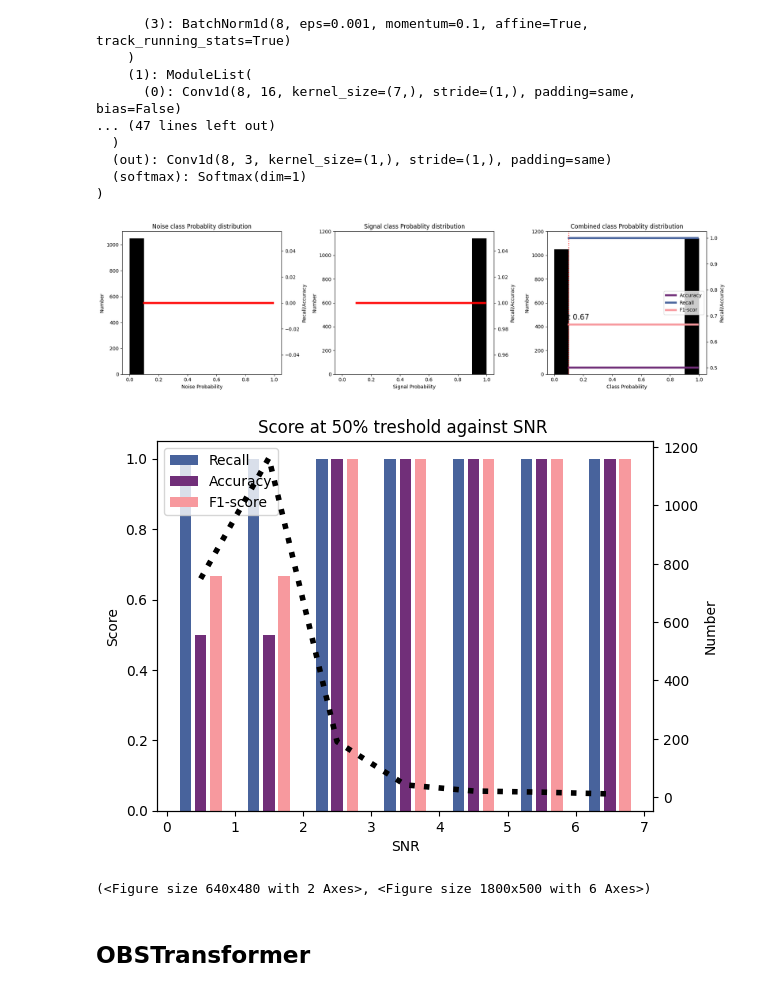
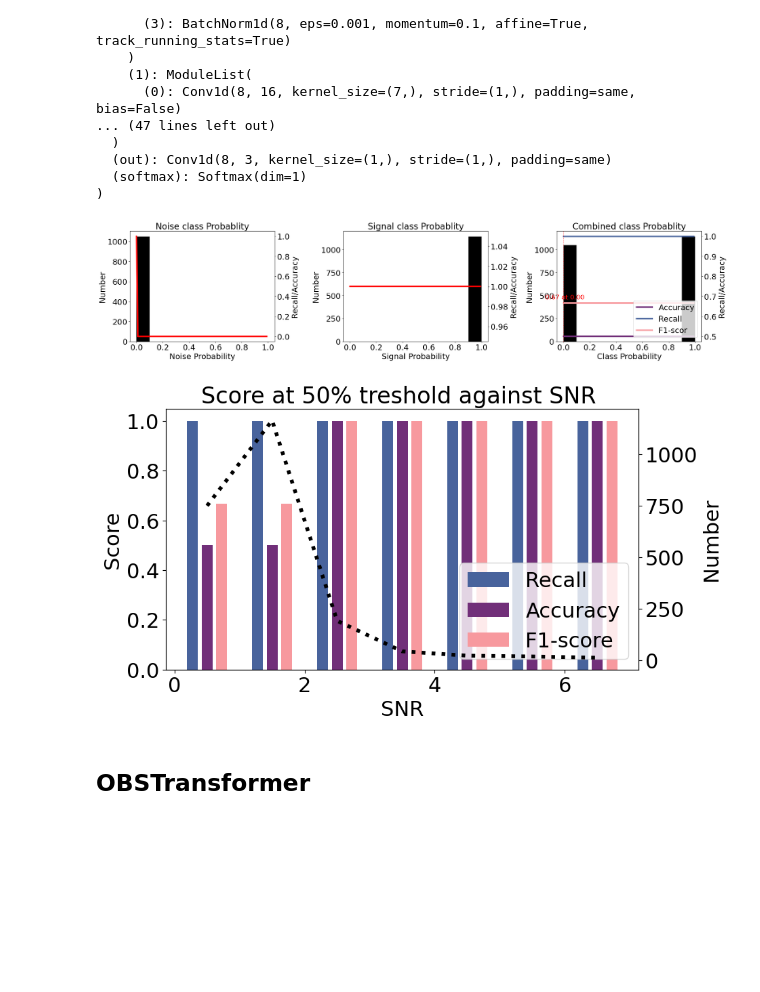
Before and after one commit to AntoinePhD/BenchMark_IsAE, a Jupyter notebook: AllTest.ipynb, the cells around one changed output. Saved outputs shown, nothing was run; the diff lists cells and outputs as text; code cells hidden in the pictures; blank space fills up the shorter version.

```diff
--- a/AllTest.ipynb
+++ b/AllTest.ipynb
@@ -298,3 +347,7 @@ pred_list = np.array(pred_list)
 # %%
-plotprobs(pred_list,labels)
+f1,f2, L = plotprobs(pred_list_EQT1,labels)
+BestP1['EQT'] = L[0]
+BestT1['EQT'] = L[1]
+f1.savefig("Figure/EQT_Prob_OD.png", dpi=100, bbox_inches='tight')
+f2.savefig("Figure/EQT_Snr_OD.png", dpi=100, bbox_inches='tight')
 # %% [output]
@@ -334,7 +386,11 @@ for i in tqdm(range(len(dataset))):
     preds = model.annotate(dataset[i][0])
     pred_list.append(max(preds[0].data) )
 
-pred_list = np.array(pred_list)
+pred_list_GPD1 = np.array(pred_list)
 # %%
-plotprobs(pred_list,labels)
+f1,f2, L = plotprobs(pred_list_GPD1,labels)
+BestP1['GPD'] = L[0]
+BestT1['GPD'] = L[1]
+f1.savefig("Figure/GPD_Prob_OD.png", dpi=100, bbox_inches='tight')
+f2.savefig("Figure/GPD_Snr_OD.png", dpi=100, bbox_inches='tight')
 # %% [output]
@@ -374,13 +429,16 @@ for i in tqdm(range(len(dataset))):
     preds = model.annotate(dataset[i][0])
     pred_list.append(max(preds[0].data) )
 
-pred_list = np.array(pred_list)
+pred_listPhase1 = np.array(pred_list)
 # %%
-plotprobs(pred_list,labels)
+f1,f2, L = plotprobs(pred_listPhase1,labels)
+BestP1['PhaseNet'] = L[0]
+BestT1['PhaseNet'] = L[1]
+f1.savefig("Figure/PhaseNet_Prob_OD.png", dpi=100, bbox_inches='tight')
+f2.savefig("Figure/PhaseNet_Snr_OD.png", dpi=100, bbox_inches='tight')
 # %% [output]
-[figure, old version]
+[figure, new version]
-[figure, old version]
+[figure, new version]
-(<Figure size 640x480 with 2 Axes>, <Figure size 1800x500 with 6 Axes>)
 # %% [markdown]
 ## OBSTransformer
 # %%
```
Also changed, not shown: parts of 62 cells of this notebook.
